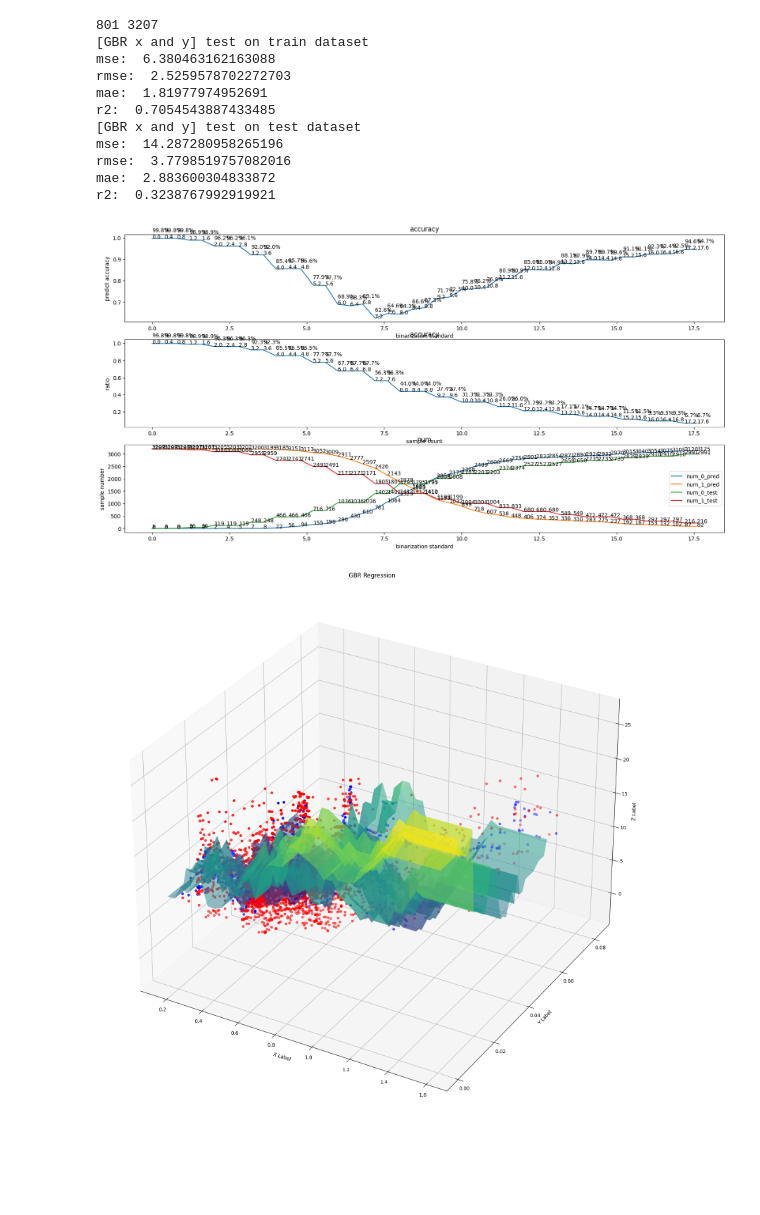
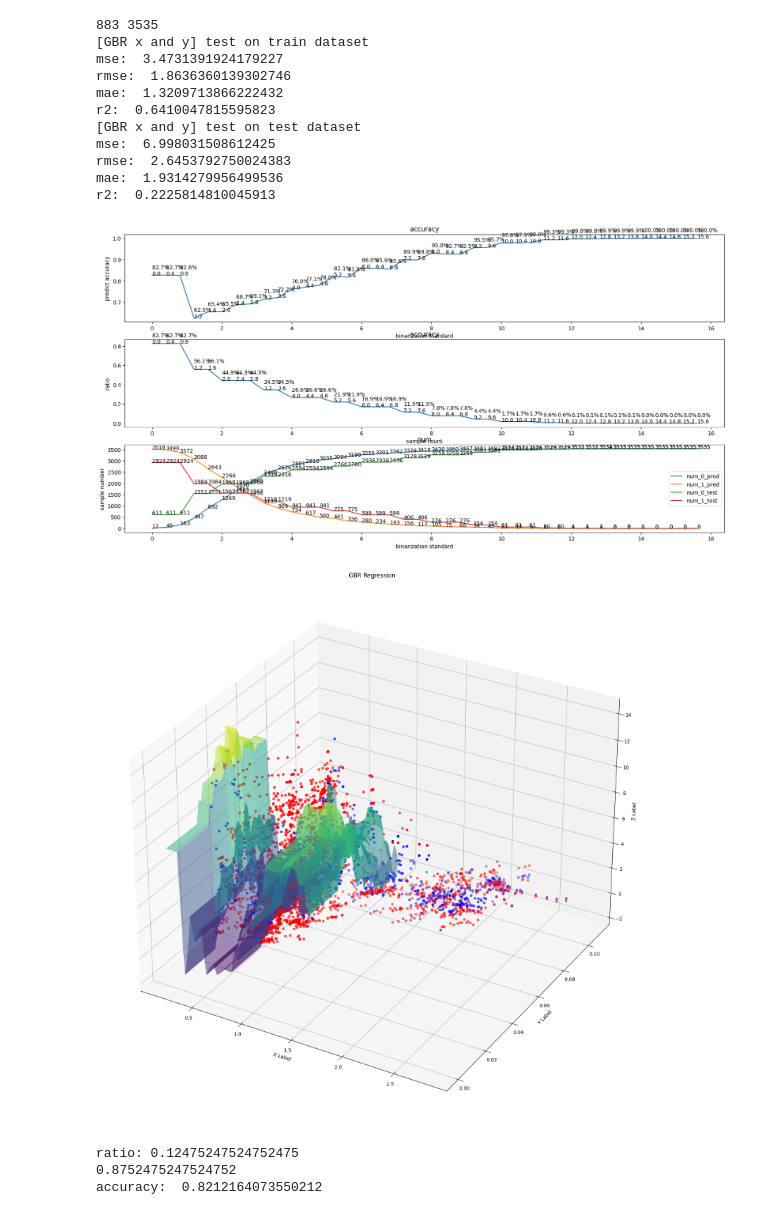
Before and after one commit to Kazawaryu/CARLA_ADA, a Jupyter notebook: ada_exp/parameters/s1/radius.ipynb, the cells around one changed output. Saved outputs shown, nothing was run; the diff lists cells and outputs as text; code cells hidden in the pictures; blank space fills up the shorter version.

```diff
--- a/ada_exp/parameters/s1/radius.ipynb
+++ b/ada_exp/parameters/s1/radius.ipynb
@@ -13,7 +13,7 @@ set_B_02 = ['0104_2223', '0104_2309', '0104_2328', '0104_2343', '0105_0013']
 set_C_10 = ['0116_0117', '0116_0125', '0116_0132', '0116_0140', '0116_0149']
 set_D_06 = ['0104_1949', '0104_2002', '0104_2016', '0104_2032', '0104_2056']
 
-s1s2_path = './s1s2_score_C40.csv'
+s1s2_path = './s1s2_score_D60.csv'
 # %%
 df = pd.read_csv(s1s2_path)
 X = np.array([df['scan_enp'], df['bev_enp']]).T
@@ -65,7 +65,7 @@ def z_standrand_scaler( y_pred, y_test):
     num_0_test = []
     num_1_test = []
     step = 0.4
-    per = np.arange(0, 18, step)
+    per = np.arange(0, 16, step)
 
 
     for standard in per:
@@ -148,59 +148,91 @@ def test_on_local(filp,use,X_train, X_test, y_train, y_test):
     #gbr = GradientBoostingRegressor(loss='huber',learning_rate=0.2,n_estimators=100, min_samples_leaf=10, max_depth=10, max_features=15, random_state=42)
     gbr = GradientBoostingRegressor(loss='huber',learning_rate=0.2,n_estimators=100, random_state=42)
     gbr.fit(X_train,y_train)
-    y_pred = gbr.predict(X_train)
-    gbr_mse, gbr_rmse, gbr_mae, gbr_r2 = evaluate_regression(y_train, y_pred)
+    y_pred_train = gbr.predict(X_train)
+    gbr_mse, gbr_rmse, gbr_mae, gbr_r2 = evaluate_regression(y_train, y_pred_train)
     print('[GBR x and y] test on train dataset')
     print('mse: ', gbr_mse)
     print('rmse: ', gbr_rmse)
     print('mae: ', gbr_mae)
     print('r2: ', gbr_r2)
 
-    y_pred = gbr.predict(X_test)
-    gbr_mse, gbr_rmse, gbr_mae, gbr_r2 = evaluate_regression(y_test, y_pred)
+    y_pred_test = gbr.predict(X_test)
+    gbr_mse, gbr_rmse, gbr_mae, gbr_r2 = evaluate_regression(y_test, y_pred_test)
     print('[GBR x and y] test on test dataset')
     print('mse: ', gbr_mse)
     print('rmse: ', gbr_rmse)
     print('mae: ', gbr_mae)
     print('r2: ', gbr_r2)
 
-    z_standrand_scaler(y_pred, y_test)
+    z_standrand_scaler(y_pred_test, y_test)
 
     # vis the test data and curve in 3D
 
     #生成网格点
     X, Y = np.meshgrid(np.linspace(0.16, 1.6, 40), np.linspace(0, 0.06, 40))
     # X, Y = np.meshgrid(np.linspace(-1.1, 1.1, 30), np.linspace(-4.0, -1.9, 30))
     Z = gbr.predict(np.column_stack((X.ravel(), Y.ravel())))
     Z = Z.reshape(X.shape)
     # Z[Z <= 0] = np.nan
     fig = plt.figure(figsize=(20,24))
     ax = fig.add_subplot(111, projection='3d')
 
     # ax.scatter(X_train[:,0], X_train[:,1], y_train, c='r', marker='o')
     ax.scatter(X_test[:,0], X_test[:,1], y_test, c='r', marker='o')
-    ax.scatter(X_test[:,0], X_test[:,1], y_pred, c='b', marker='o')
+    ax.scatter(X_test[:,0], X_test[:,1], y_pred_test, c='b', marker='o')
 
     ax.set_xlabel('X Label')
     ax.set_ylabel('Y Label')
     ax.set_zlabel('Z Label')
     ax.set_title('GBR Regression')
     ax.plot_surface(X, Y, Z, cmap=cm.viridis, alpha=0.5)
     plt.show()
 
+    return y_pred_test
+
 print(len(X_train), len(X_test))
-test_on_local(10,False,X_train, X_test, y_train, y_test)
+y_pred_test = test_on_local(10,False,X_train, X_test, y_train, y_test)
 # %% [output]
-801 3207
+883 3535
 [GBR x and y] test on train dataset
-mse:  6.380463162163088
-rmse:  2.5259578702272703
-mae:  1.81977974952691
-r2:  0.7054543887433485
+mse:  3.4731391924179227
+rmse:  1.8636360139302746
+mae:  1.3209713866222432
+r2:  0.6410047815595823
 [GBR x and y] test on test dataset
-mse:  14.287280958265196
-rmse:  3.7798519757082016
-mae:  2.883600304833872
-r2:  0.3238767992919921
+mse:  6.998031508612425
+rmse:  2.6453792750024383
+mae:  1.9314279956499536
+r2:  0.2225814810045913
-[figure, old version]
+[figure, new version]
-[figure, old version]
+[figure, new version]
+# %%
+mertic = 5.2
+
+# calculate the accuary with metric
+y_pred2 = y_pred_test.copy()
+y_test2 = y_test.copy()
+y_pred2[y_pred2 <= mertic] = 0
+y_pred2[y_pred2 > mertic] = 1
+y_test2[np.float64(y_test2) <= mertic] = 0
+y_test2[np.float64(y_test2) > mertic] = 1
+accuracy = np.sum(y_pred2 == y_test2) / len(y_test2)
+
+print("ratio:",len(y_pred2[y_pred2 == 1]) / len(y_pred2))
+print(len(y_pred2[y_pred2 == 0]) / len(y_pred2))
+
+
+print('accuracy: ', accuracy)
+
+# get the idx, where y_pred2 == 1 at the same place
+# idx_lower = test_idx[y_pred2 == 0]
+# idx_higher = test_idx[y_pred2 == 1]
+
+# idx_lower = np.array(idx_lower, dtype=np.int32)
+# idx_higher = np.array(idx_higher, dtype=np.int32)
+
+# print("lower count:", len(idx_lower), "; all count:",  len(y_test))
+# %% [output]
+ratio: 0.12475247524752475
+0.8752475247524752
+accuracy:  0.8212164073550212
```
Also changed, not shown: parts of 1 cell of this notebook, 6 other files.
